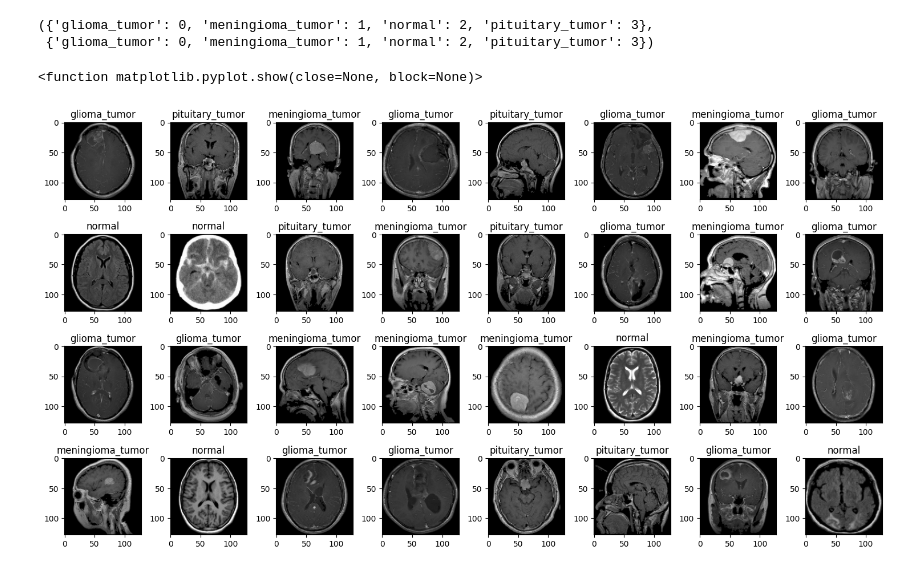
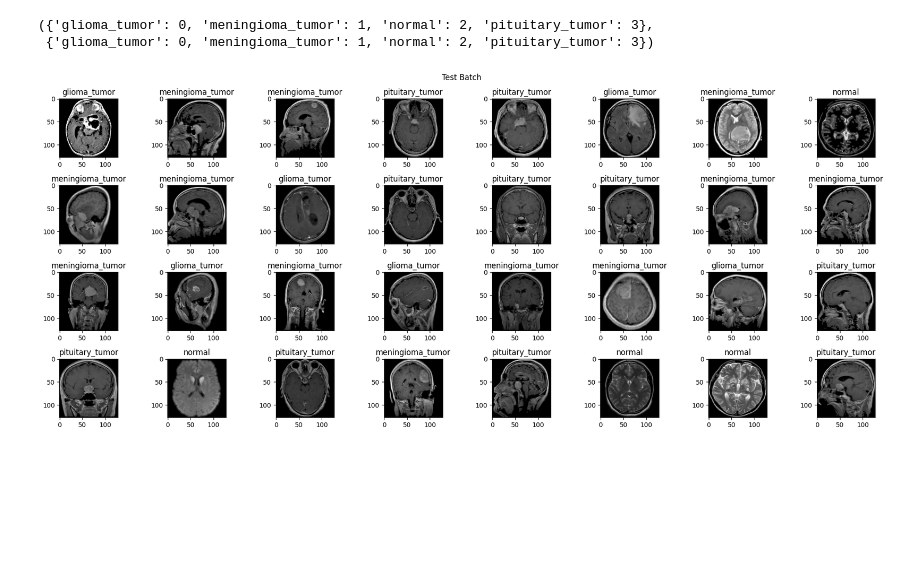
Before and after one commit to synthbe/Projeto_AM_IMD, a Jupyter notebook: py/src/notebooks/brainTumors.ipynb, the cells around one changed output. Drawn from its saved outputs; the diff is of its cells as text; code cells hidden in the pictures; blank space fills up the shorter version.

```diff
--- a/py/src/notebooks/brainTumors.ipynb
+++ b/py/src/notebooks/brainTumors.ipynb
@@ -51,22 +46,30 @@ train_data.class_indices, val_data.class_indices
 imgs, labels = next(train_data)
 classes = list(train_data.class_indices.keys())
 # %%
-fig, axes = plt.subplots(nrows=4, ncols=8, figsize=(15, 8))
-i, j = 0, 0
-for img, label in zip(imgs, labels):
-    ax = axes[i, j]
-    ax.imshow(img)
-    index = list(label).index(1)
-    clss = classes[index]
-    ax.set_title(clss)
-    j = j + 1 if i >= 3 else j
-    i = i + 1 if i < 3 else 0
+def plot_batch(imgs, labels, predictions=None, title=None):
+    fig, axes = plt.subplots(nrows=4, ncols=8, figsize=(19, 8))
+    i, j = 0, 0
+    for k, (img, label) in enumerate(zip(imgs, labels)):
+        ax = axes[i, j]
+        ax.imshow(img)
+        index = label.argmax()
+        real = classes[index]
+        if predictions is not None:
+            index = predictions[k].argmax()
+            pred = classes[index]
+            ax.set_title(f"real: {real} \n pred: {pred}")
+        else:
+            ax.set_title(real)
+        j = j + 1 if i >= 3 else j
+        i = i + 1 if i < 3 else 0
 
-plt.tight_layout()
-plt.show
+    fig.suptitle(title)
+    plt.tight_layout()
+    plt.show
-# %% [output]
-<function matplotlib.pyplot.show(close=None, block=None)>
-[figure, removed]
+# %%
+plot_batch(imgs, labels, title="Test Batch")
+# %% [output]
+[figure, added]
 # %%
 model = Sequential([
     Conv2D(input_shape=(128, 128, 3), filters=32, kernel_size=(3, 3), activation='relu', padding='same'),
```
Also changed, not shown: parts of 11 cells of this notebook, 2 other files.
